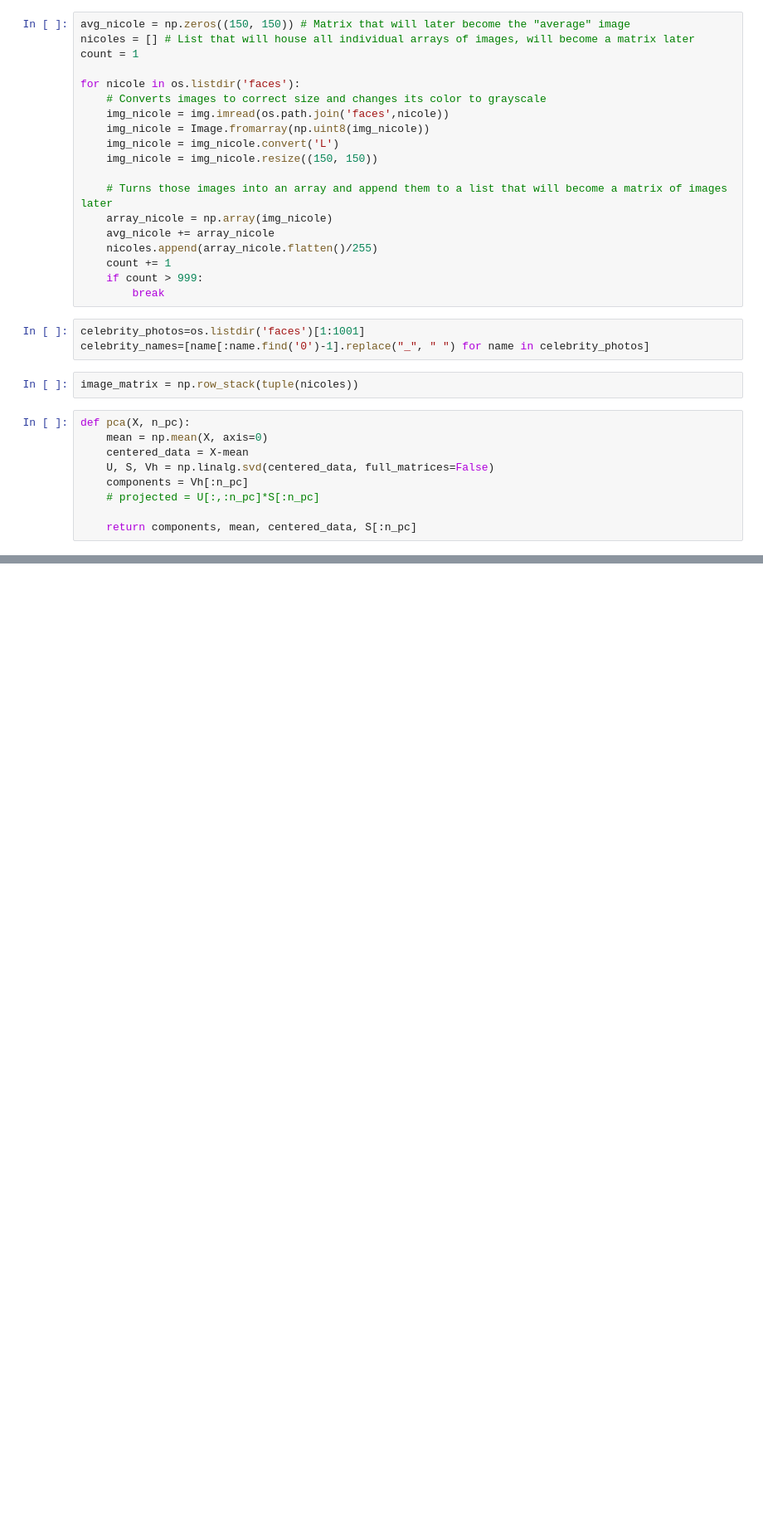
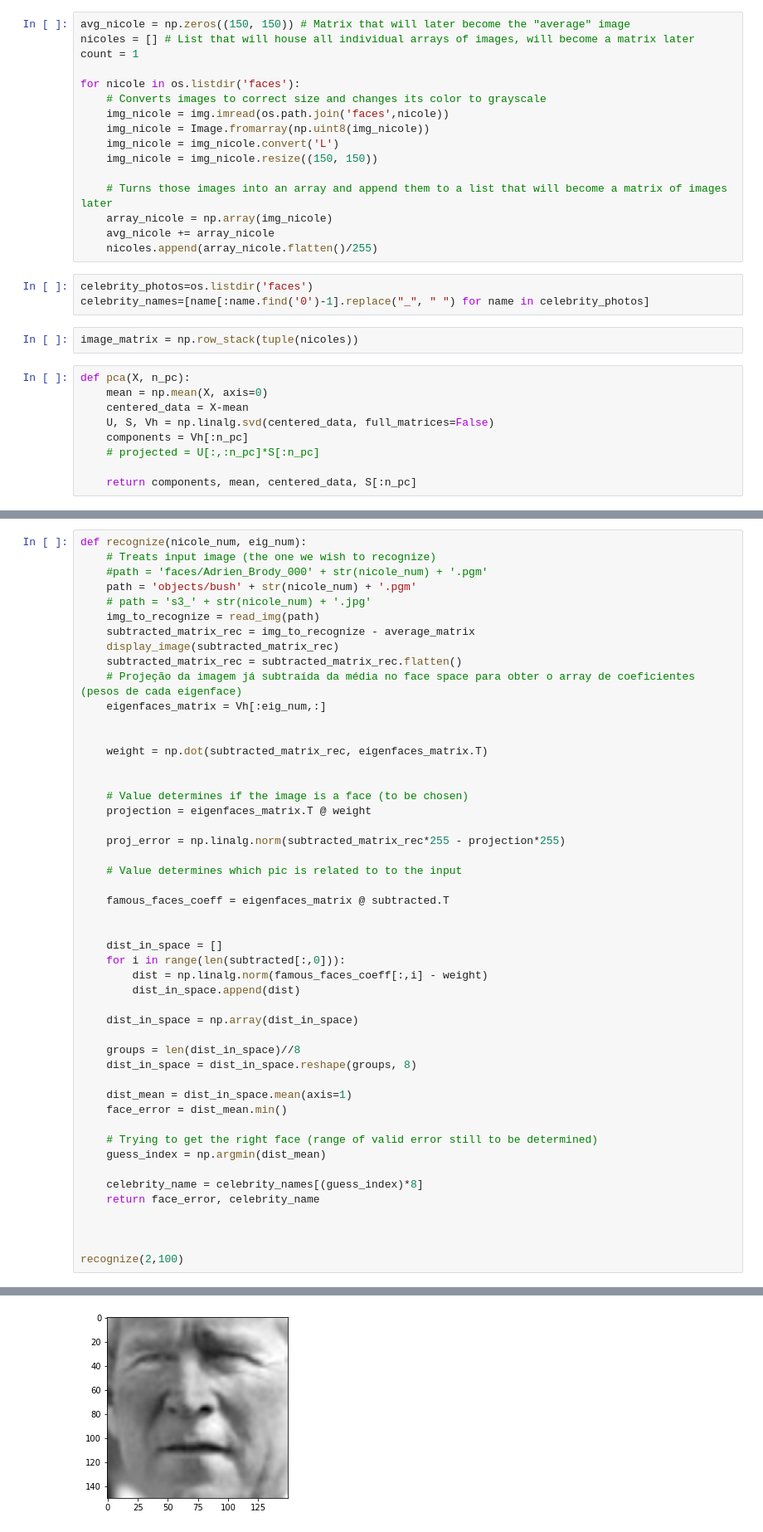
Before and after one commit to barrafas/Eigenfaces, a Jupyter notebook: eigenfaces_nic copy.ipynb, the cells around one changed output, grey strips where cells are left out. Shown: that part at 83% size. Cells and saved outputs as stored; diff of their text form; blank space fills up the shorter version.

Commit message:
update funcionando para imagens do dataset
ainda é ruim pra imagens de fora

```diff
--- a/eigenfaces_nic copy.ipynb
+++ b/eigenfaces_nic copy.ipynb
@@ -53,11 +53,8 @@ for nicole in os.listdir('faces'):
     array_nicole = np.array(img_nicole)
     avg_nicole += array_nicole
     nicoles.append(array_nicole.flatten()/255)
-    count += 1
-    if count > 999:
-        break
 # %%
-celebrity_photos=os.listdir('faces')[1:1001]
+celebrity_photos=os.listdir('faces')
 celebrity_names=[name[:name.find('0')-1].replace("_", " ") for name in celebrity_photos]
 # %%
 image_matrix = np.row_stack(tuple(nicoles))
@@ -96,0 +104,50 @@ display_image(reconstruction(subtracted, Vh, average_matrix, 150, 150, 307))
+# %%
+def recognize(nicole_num, eig_num):
+    # Treats input image (the one we wish to recognize)
+    #path = 'faces/Adrien_Brody_000' + str(nicole_num) + '.pgm'
+    path = 'objects/bush' + str(nicole_num) + '.pgm'
+    # path = 's3_' + str(nicole_num) + '.jpg'
+    img_to_recognize = read_img(path)
+    subtracted_matrix_rec = img_to_recognize - average_matrix
+    display_image(subtracted_matrix_rec)
+    subtracted_matrix_rec = subtracted_matrix_rec.flatten()
+    # Projeção da imagem já subtraída da média no face space para obter o array de coeficientes (pesos de cada eigenface)
+    eigenfaces_matrix = Vh[:eig_num,:]
+
+
+    weight = np.dot(subtracted_matrix_rec, eigenfaces_matrix.T)
+
+
+    # Value determines if the image is a face (to be chosen)
+    projection = eigenfaces_matrix.T @ weight
+
+    proj_error = np.linalg.norm(subtracted_matrix_rec*255 - projection*255)
+
+    # Value determines which pic is related to to the input
+
+    famous_faces_coeff = eigenfaces_matrix @ subtracted.T
+
+
+    dist_in_space = []
+    for i in range(len(subtracted[:,0])):
+        dist = np.linalg.norm(famous_faces_coeff[:,i] - weight)
+        dist_in_space.append(dist)
+
+    dist_in_space = np.array(dist_in_space)
+
+    groups = len(dist_in_space)//8
+    dist_in_space = dist_in_space.reshape(groups, 8)
+
+    dist_mean = dist_in_space.mean(axis=1)
+    face_error = dist_mean.min()
+
+    # Trying to get the right face (range of valid error still to be determined)
+    guess_index = np.argmin(dist_mean)
+
+    celebrity_name = celebrity_names[(guess_index)*8]
+    return face_error, celebrity_name
+
+
+
+recognize(2,100)
+# %% [output]
@@ -97 +155,2 @@ display_image(reconstruction(subtracted, Vh, average_matrix, 150, 150, 307))
+[figure, added]
 # %%
```
Also changed, not shown: parts of 9 cells of this notebook, 8 other files.
